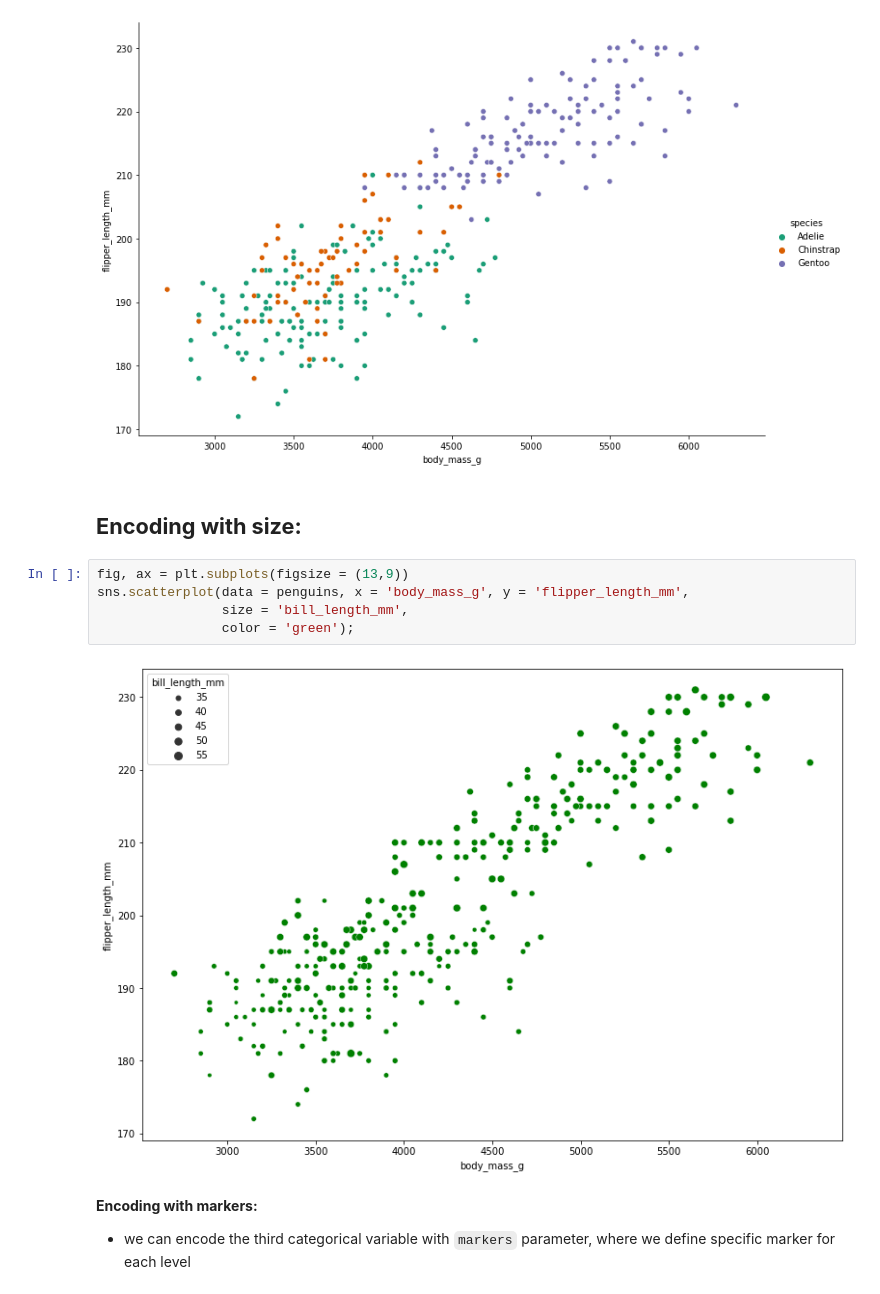
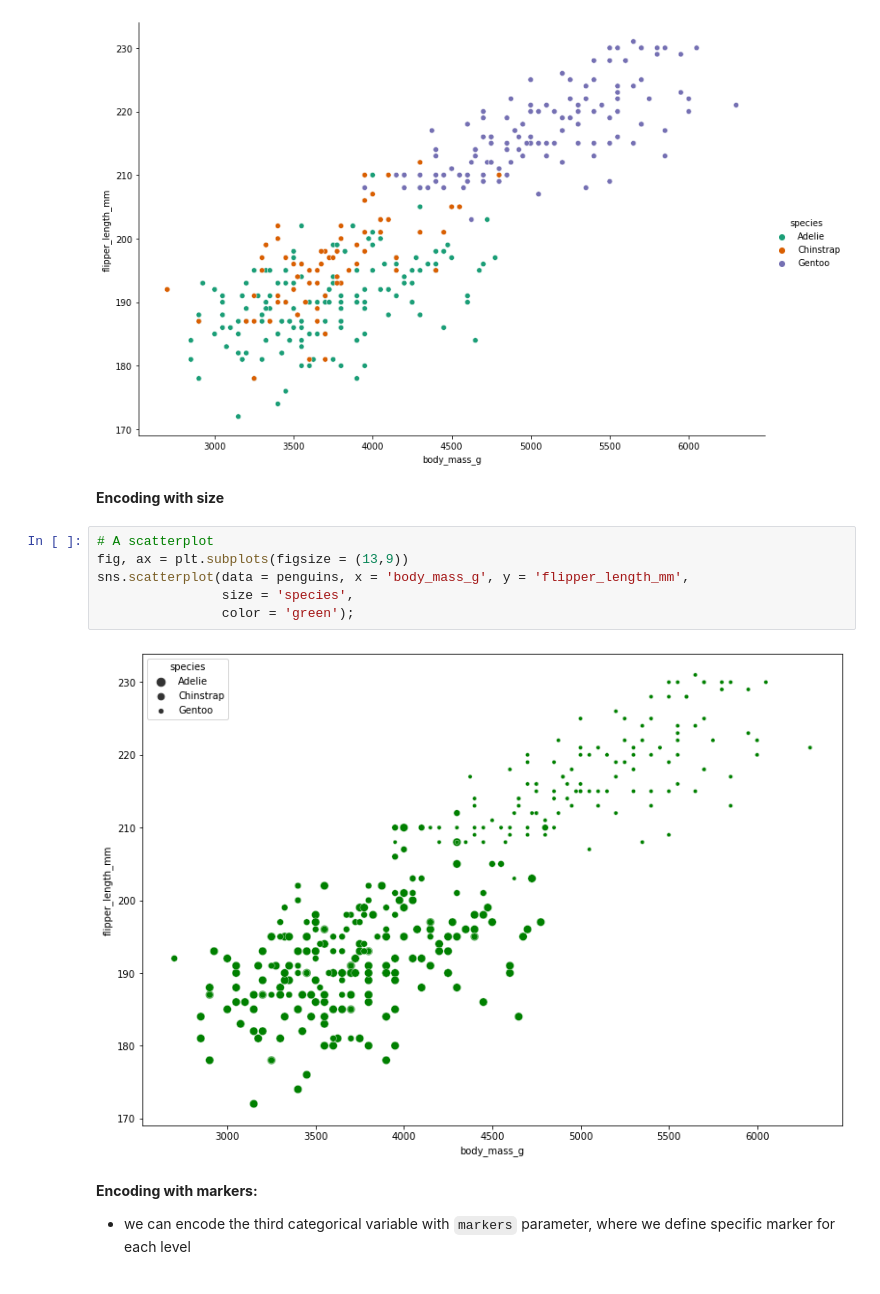
Before and after one commit to zatkopatrik/authentic-data-science, a Jupyter notebook: Jupyter_notebooks/3. Data-Visualization/3_4_15 Multivariate visualizations with Seaborn.ipynb, the cells around one changed output. Drawn from its saved outputs; the diff is of its cells as text.

```diff
--- a/Jupyter_notebooks/3. Data-Visualization/3_4_15 Multivariate visualizations with Seaborn.ipynb
+++ b/Jupyter_notebooks/3. Data-Visualization/3_4_15 Multivariate visualizations with Seaborn.ipynb
@@ -61,15 +61,15 @@ sns.relplot(data = penguins, x = 'body_mass_g',
 # %% [output]
 [figure]
 # %% [markdown]
-**Encoding with size:**
--
+**Encoding with size**
 # %%
+# A scatterplot
 fig, ax = plt.subplots(figsize = (13,9))
 sns.scatterplot(data = penguins, x = 'body_mass_g', y = 'flipper_length_mm',
-                size = 'bill_length_mm',
+                size = 'species',
                 color = 'green');
 # %% [output]
-[figure, old version]
+[figure, new version]
 # %% [markdown]
 **Encoding with markers:**
 - we can encode the third categorical variable with `markers` parameter, where we define specific marker for each level
```
Also changed, not shown: parts of 2 cells of this notebook.
